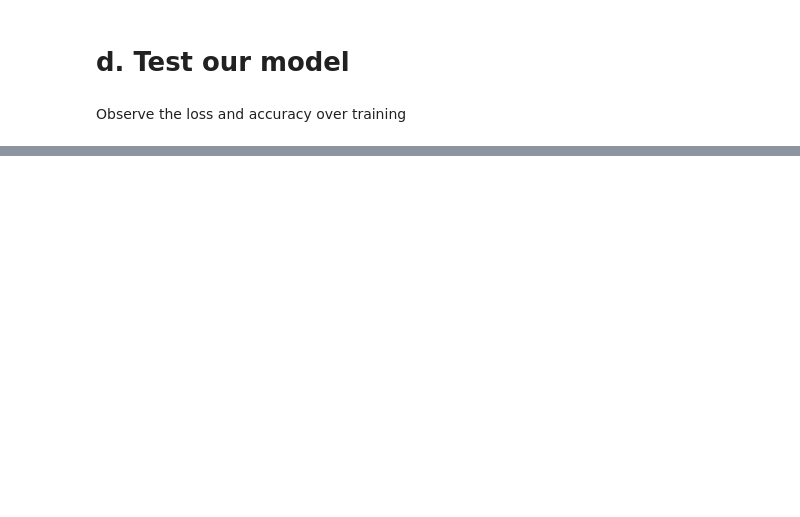
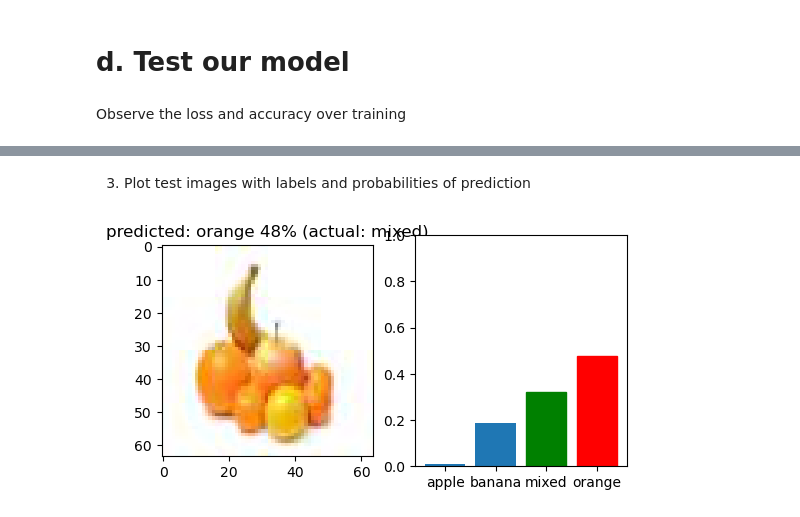
Before and after one commit to helloitsxinyi/fruit-detector, a Jupyter notebook: CA.ipynb, the cells around one changed output, grey strips where cells are left out. Cells and saved outputs as stored; diff of their text form; code cells hidden in the pictures; blank space fills up the shorter version.

```diff
--- a/CA.ipynb
+++ b/CA.ipynb
@@ -224,0 +235,2 @@ plt.show()
+# %%
+predictions = model.predict(test)
@@ -224,0 +242,36 @@ plt.show()
+# %%
+def plot_image(i, pred, true_label, img_arr):
+    plt.grid(False)
+    plt.imshow(img_arr[i])
+
+    pred_label = np.argmax(pred[i])
+
+    if pred_label == true_label[i]:
+        color = 'green'
+    else:
+        color = 'red'
+
+    plt.title("predicted: {} {:2.0f}% (actual: {})".format(class_names[pred_label],
+                                                              100*np.max(pred[i]),
+                                                             class_names[true_label[i]],
+                                                              color=color))
+# %%
+def plot_probs(i, pred, true_label):
+    plt.xticks(range(4), class_names)
+    pred_label = np.argmax(pred[i])
+    plot = plt.bar(range(4),pred[i])
+    plt.ylim([0,1])
+
+    plot[pred_label].set_color('red')
+    plot[true_label[i]].set_color('green')
+# %% [markdown]
+3. Plot test images with labels and probabilities of prediction
+# %%
+plt.figure(figsize=(6,3))
+plt.subplot(1,2,1)
+plot_image(0, predictions, test_labels, test)
+plt.subplot(1,2,2)
+plot_probs(0, predictions, test_labels)
+plt.show()
+# %% [output]
+[figure, added]
```
Also changed, not shown: parts of 9 cells of this notebook.
